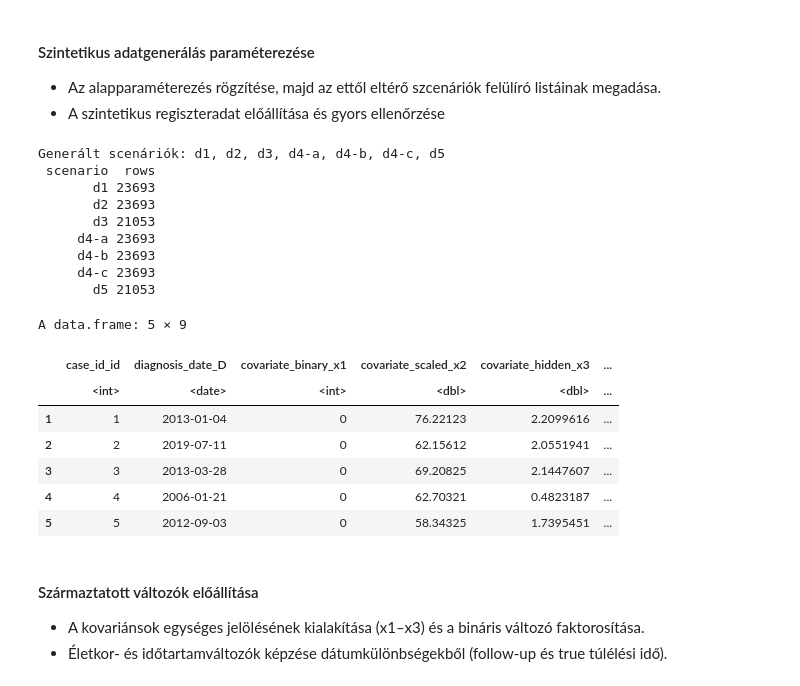
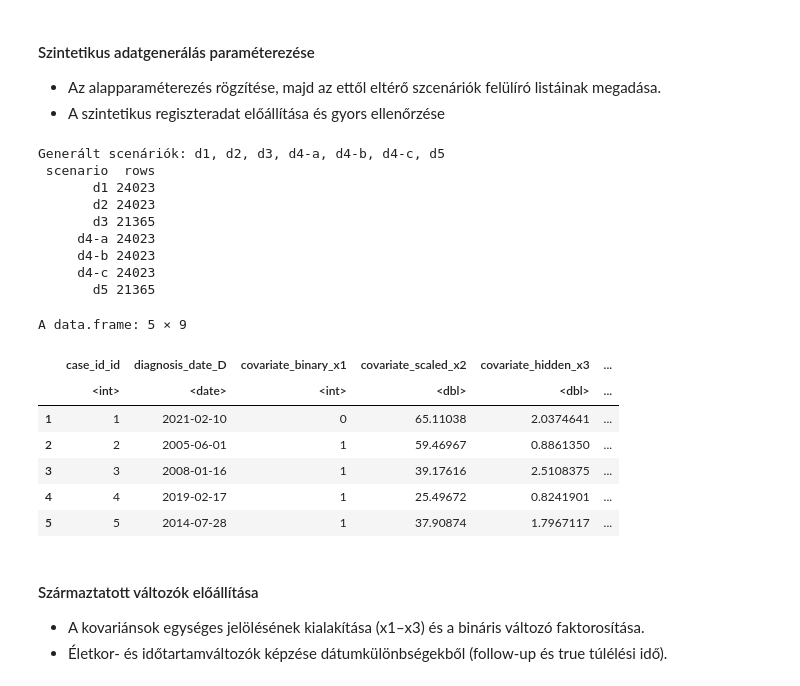
Before and after one commit to lrado1/rprev-ext, a Jupyter notebook: notebooks/performance-evaluation.ipynb, the cells around one changed output. Cells and saved outputs as stored; diff of their text form; code cells hidden in the pictures.

```diff
--- a/notebooks/performance-evaluation.ipynb
+++ b/notebooks/performance-evaluation.ipynb
@@ -175,7 +186,7 @@ notebook_theme <- function(base_size = analysis_config$base_size$standard) {
 # Szintetikus adatgenerálás közös alap paraméterbeállításai
 params <- list(
   # Időpontok és időablakok
-  t_orig = "1990-01-01",
+  t_orig = "1980-01-01",
   t_min = "2000-01-01",
   t_max = "2025-01-01",
   t_end = "2026-12-31",
@@ -204,7 +215,7 @@ params <- list(
   p_ltfu = 0.0,
 
   # Reprodukálhatóság
-  seed = 20260213
+  seed = 20260315
 )
 
 # Különböző paraméterscenáriók definiálása, és szcenáriónkénti felülírások az alapparaméterekhez
@@ -272,45 +283,45 @@ synthetic_registry_list <- setNames(
 synthetic_registry_all <- do.call(
   rbind,
   lapply(names(synthetic_registry_list), function(scn) {
     x <- synthetic_registry_list[[scn]]
     x$scenario_id <- scn
     x
   })
 )
 rownames(synthetic_registry_all) <- NULL
 
 # Visszafelé kompatibilitás a későbbi cellákhoz (alap scenárió)
 synthetic_registry <- synthetic_registry_list[["d2"]]
 
 # Elemszám és első sorok megjelenítése
 cat("Generált scenáriók:", paste(names(synthetic_registry_list), collapse = ", "), "\n")
 scenario_counts <- data.frame(
   scenario = names(synthetic_registry_list),
   rows = vapply(synthetic_registry_list, nrow, integer(1)),
   stringsAsFactors = FALSE
 )
 print(scenario_counts, row.names = FALSE)
 head(synthetic_registry, 5)
 
 # write.csv(synthetic_registry, "prevalence_summary.csv", row.names = FALSE)
 # %% [output]
 Generált scenáriók: d1, d2, d3, d4-a, d4-b, d4-c, d5
  scenario  rows
-       d1 23693
-       d2 23693
-       d3 21053
-     d4-a 23693
-     d4-b 23693
-     d4-c 23693
-       d5 21053
+       d1 24023
+       d2 24023
+       d3 21365
+     d4-a 24023
+     d4-b 24023
+     d4-c 24023
+       d5 21365
 A data.frame: 5 × 9
 |  | case_id_id | diagnosis_date_D | covariate_binary_x1 | covariate_scaled_x2 | covariate_hidden_x3 | ... |
 |  | <int> | <date> | <int> | <dbl> | <dbl> | ... |
-| 1 | 1 | 2013-01-04 | 0 | 76.22123 | 2.2099616 | ... |
-| 2 | 2 | 2019-07-11 | 0 | 62.15612 | 2.0551941 | ... |
-| 3 | 3 | 2013-03-28 | 0 | 69.20825 | 2.1447607 | ... |
-| 4 | 4 | 2006-01-21 | 0 | 62.70321 | 0.4823187 | ... |
-| 5 | 5 | 2012-09-03 | 0 | 58.34325 | 1.7395451 | ... |
+| 1 | 1 | 2021-02-10 | 0 | 65.11038 | 2.0374641 | ... |
+| 2 | 2 | 2005-06-01 | 1 | 59.46967 | 0.8861350 | ... |
+| 3 | 3 | 2008-01-16 | 1 | 39.17616 | 2.5108375 | ... |
+| 4 | 4 | 2019-02-17 | 1 | 25.49672 | 0.8241901 | ... |
+| 5 | 5 | 2014-07-28 | 1 | 37.90874 | 1.7967117 | ... |
 # %% [markdown]
 #### Származtatott változók előállítása
 - A kovariánsok egységes jelölésének kialakítása (x1–x3) és a bináris változó faktorosítása.
```
Also changed, not shown: parts of 16 cells of this notebook.
